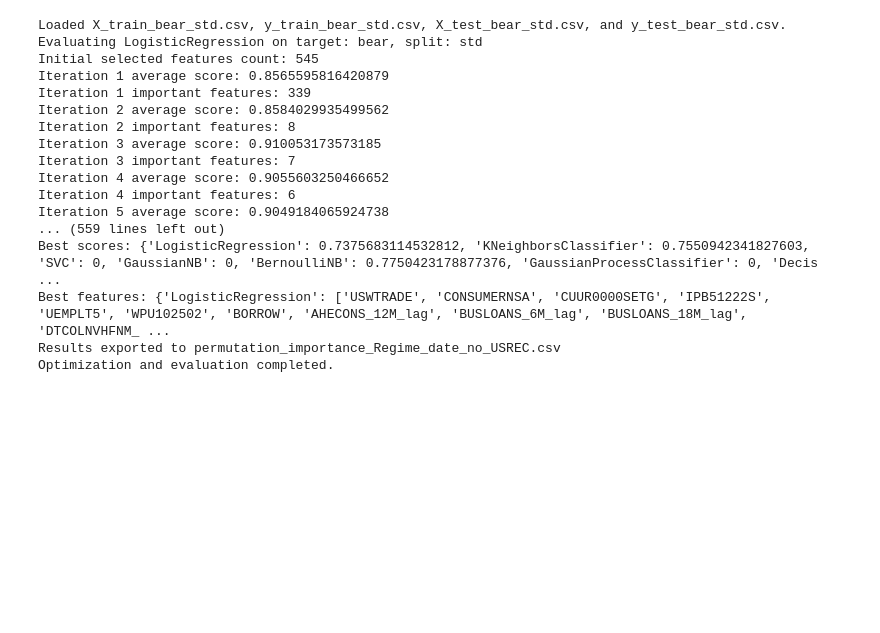
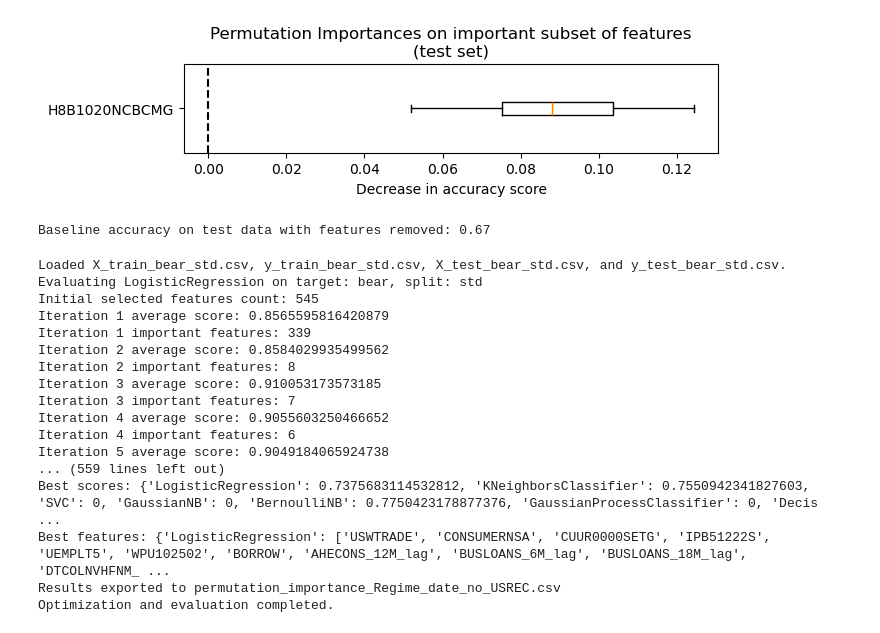
Before and after one commit to jonkerr/bug-free-palm-tree, a Jupyter notebook: permutation_importance.ipynb, the cells around one changed output. Cells and saved outputs as stored; diff of their text form; code cells hidden in the pictures; blank space fills up the shorter version.

```diff
--- a/permutation_importance.ipynb
+++ b/permutation_importance.ipynb
@@ -270 +174,28 @@ def plot_permutation_importance(clf, X, y, ax):
+# %%
+def filter_features_by_importance(X, perm_importance, threshold=0.005):
+    important_feature_indices = np.where(perm_importance.importances_mean >= threshold)[0]
+    important_features = X.columns[important_feature_indices]
+    return important_features
+
+result = permutation_importance(clf_sel, X_test_sel, y_test, n_repeats=10, random_state=42, n_jobs=-1)
+
+X_train_important = X_train[filter_features_by_importance(X_train, result, threshold=0.005)]
+X_test_important = X_test[filter_features_by_importance(X_train, result, threshold=0.005)]
+clf_important = train_classifier(RandomForestClassifier(random_state=SEED), X_train_important, y_train)
+
+# plot
+fig, ax = plt.subplots(figsize=(7, 2))
+plot_permutation_importance(clf_important, X_test_important, y_test, ax)
+ax.set_title("Permutation Importances on important subset of features\n(test set)")
+ax.set_xlabel("Decrease in accuracy score")
+ax.figure.tight_layout()
+plt.show()
+
+print(
+    "Baseline accuracy on test data with features removed:"
+    f" {clf_important.score(X_test_important, y_test):.2}"
+)
+# %% [output]
+[figure, added]
+Baseline accuracy on test data with features removed: 0.67
 # %%
```
Also changed, not shown: parts of 25 cells of this notebook, 1 other file.
